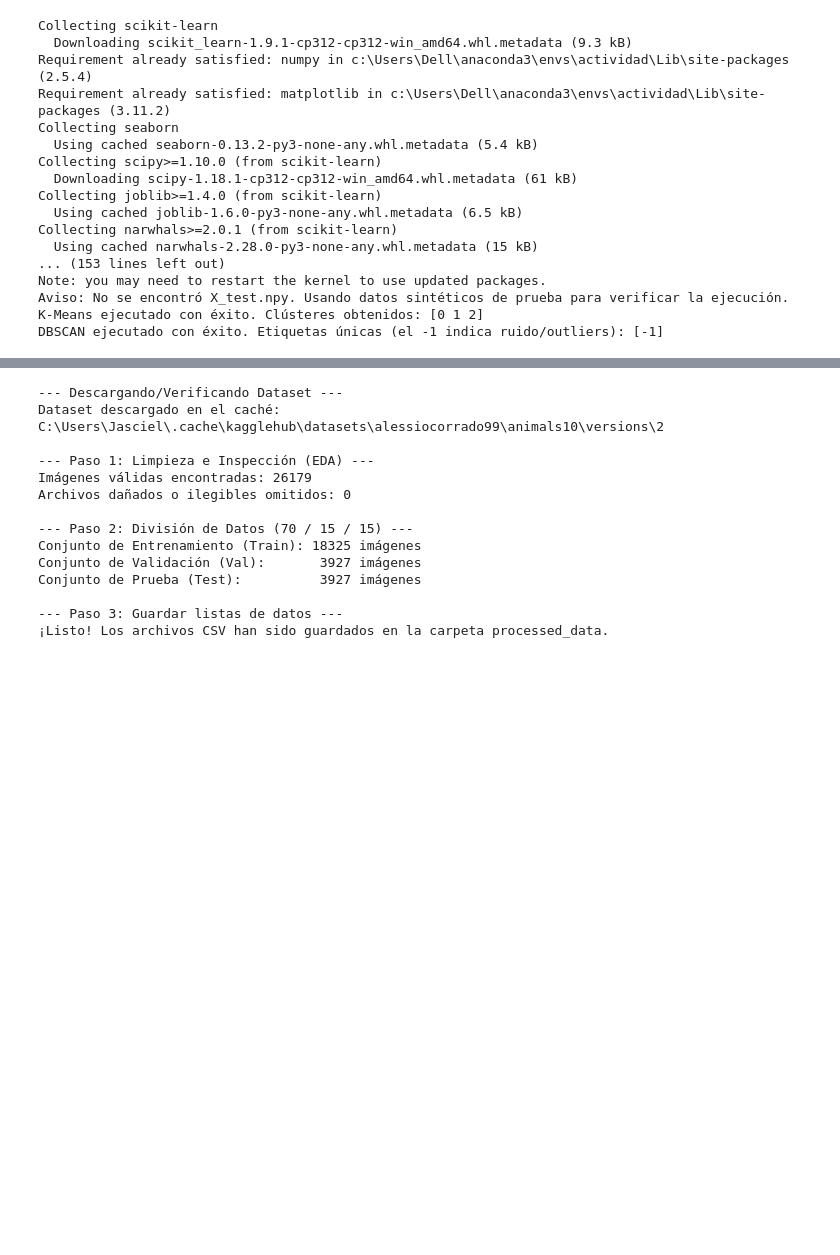
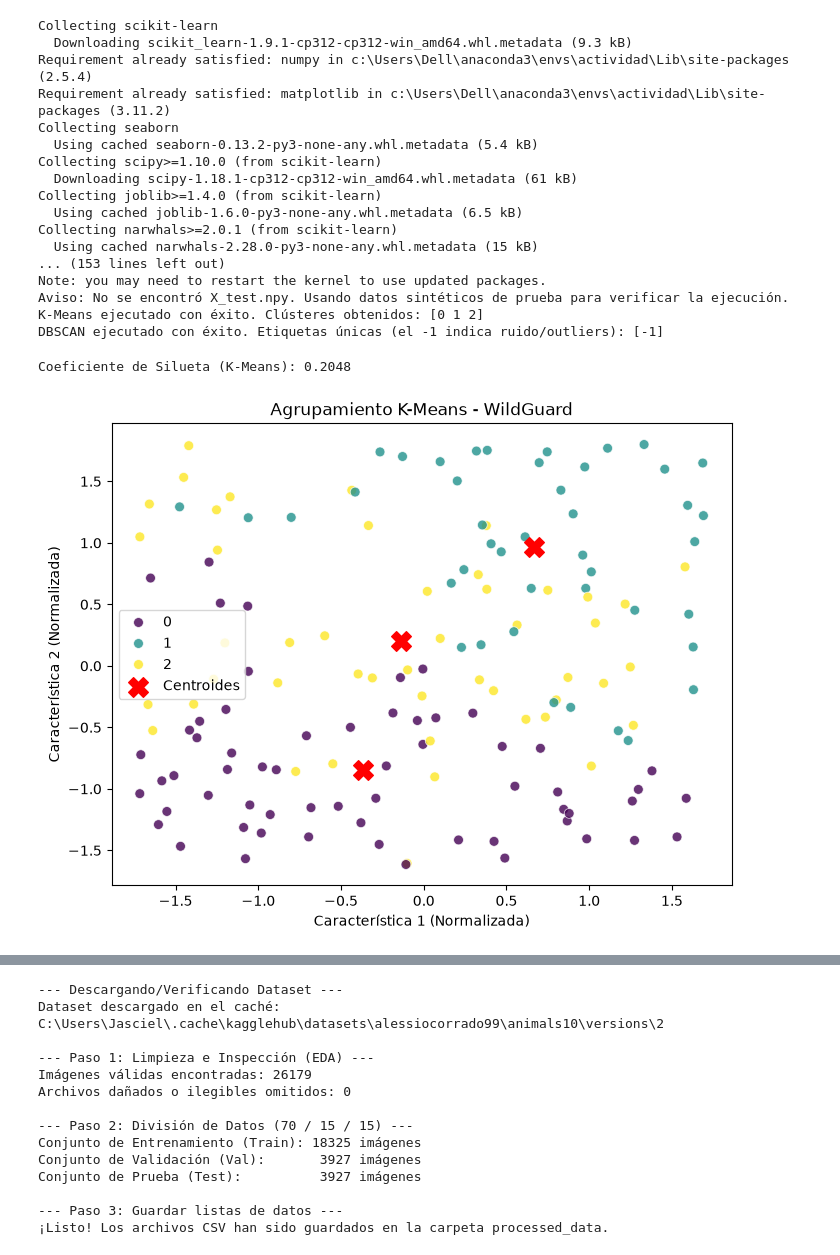
Before and after one commit to abrahamceballos839-crypto/WildGuard-Fauna, a Jupyter notebook: WildGuard-Fauna.ipynb, the cells around one changed output, grey strips where cells are left out. Saved outputs shown, nothing was run; the diff lists cells and outputs as text; code cells hidden in the pictures; blank space fills up the shorter version.

Commit message:
Betzie: Finalizadas metricas y graficas de K-Means y DBSCAN

```diff
--- a/WildGuard-Fauna.ipynb
+++ b/WildGuard-Fauna.ipynb
@@ -85,3 +85,34 @@ Note: you may need to restart the kernel to use updated packages.
 Aviso: No se encontró X_test.npy. Usando datos sintéticos de prueba para verificar la ejecución.
 K-Means ejecutado con éxito. Clústeres obtenidos: [0 1 2]
 DBSCAN ejecutado con éxito. Etiquetas únicas (el -1 indica ruido/outliers): [-1]
+# %%
+# ==============================================================================
+# EVALUACIÓN Y VISUALIZACIÓN: K-Means (Betzie)
+# Descripción: Calcula el Coeficiente de Silueta para medir la calidad del
+# agrupamiento y genera la gráfica de dispersión con sus centroides.
+# ==============================================================================
+
+from sklearn.metrics import silhouette_score
+import matplotlib.pyplot as plt
+import seaborn as sns
+
+# 1. Calcular el Coeficiente de Silueta para K-Means
+sil_score_kmeans = silhouette_score(X_scaled, clusters_kmeans)
+print(f"Coeficiente de Silueta (K-Means): {sil_score_kmeans:.4f}")
+
+# 2. Gráfica de dispersión para K-Means y sus centroides
+plt.figure(figsize=(8, 6))
+sns.scatterplot(x=X_scaled[:, 0], y=X_scaled[:, 1], hue=clusters_kmeans, palette='viridis', s=50, alpha=0.8)
+
+# Graficar los centroides
+centroids = kmeans.cluster_centers_
+plt.scatter(centroids[:, 0], centroids[:, 1], c='red', marker='X', s=200, label='Centroides')
+
+plt.title('Agrupamiento K-Means - WildGuard')
+plt.xlabel('Característica 1 (Normalizada)')
+plt.ylabel('Característica 2 (Normalizada)')
+plt.legend()
+plt.show()
+# %% [output]
+Coeficiente de Silueta (K-Means): 0.2048
+[figure, added]
```
Also changed, not shown: parts of 1 cell of this notebook.
